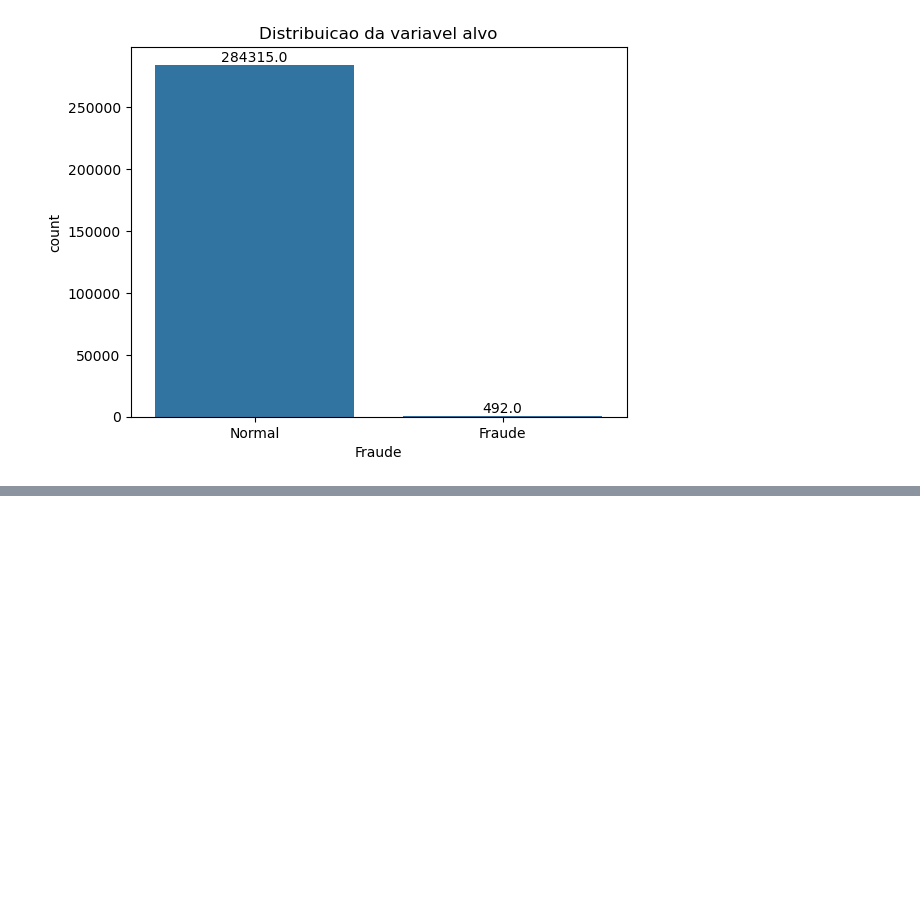
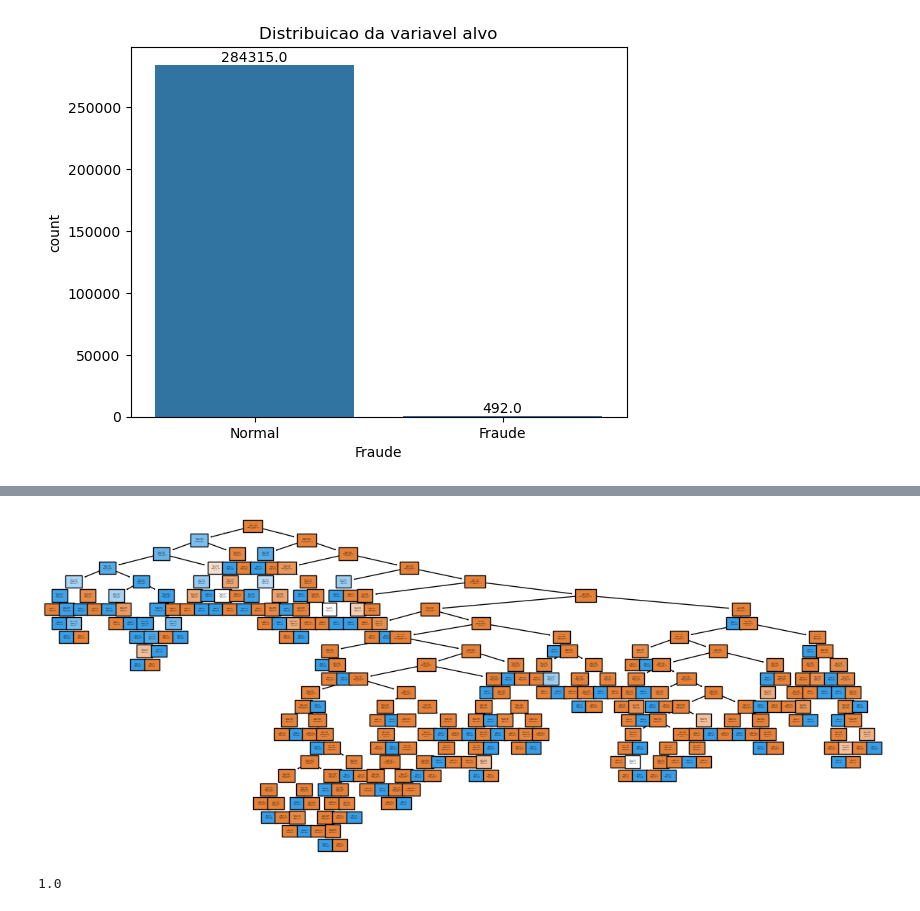
Before and after one commit to emersonsantosgithub/credit-card-fraud-detection-new, a Jupyter notebook: Projeto.ipynb, the cells around one changed output, grey strips where cells are left out. Drawn from its saved outputs; the diff is of its cells as text; code cells hidden in the pictures; blank space fills up the shorter version.

Commit message:
Modelo Arvore

```diff
--- a/Projeto.ipynb
+++ b/Projeto.ipynb
@@ -106,0 +103,3 @@ plt.show()
+# %%
+x = df.drop(columns='Class', axis=1)
+y = df['Class']
@@ -106,0 +108,6 @@ plt.show()
+# %%
+from sklearn.preprocessing import LabelEncoder
+
+label_ecoder = LabelEncoder()
+
+y = label_ecoder.fit_transform(y)
@@ -106,0 +128,4 @@ plt.show()
+# %%
+from sklearn.model_selection import train_test_split
+
+X_treino, X_teste, y_treino, y_teste = train_test_split(x, y, stratify=y, random_state=5)
@@ -106,0 +145,6 @@ plt.show()
+# %%
+from sklearn.tree import DecisionTreeClassifier
+
+arvore = DecisionTreeClassifier(random_state=5)
+
+arvore.fit(X_treino, y_treino)
@@ -106,0 +181,9 @@ plt.show()
+# %%
+plt.figure(figsize=(15,6))
+plot_tree(arvore,filled=True, class_names=['nao', 'sim'], fontsize=1, feature_names=X_treino.columns);
+# %% [output]
+[figure, added]
+# %%
+arvore.score(X_treino,y_treino)
+# %% [output]
+1.0
```
Also changed, not shown: parts of 15 cells of this notebook.
